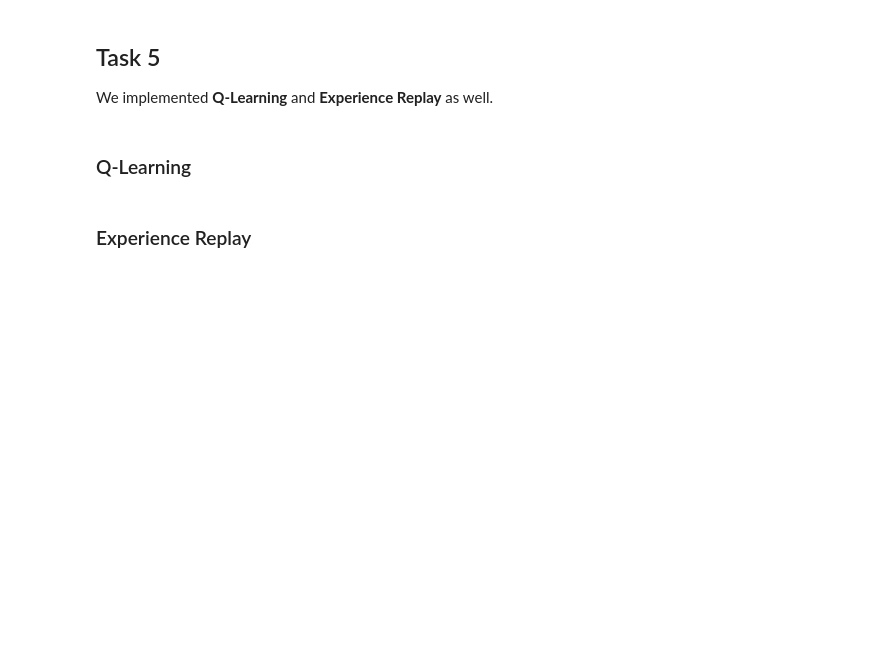
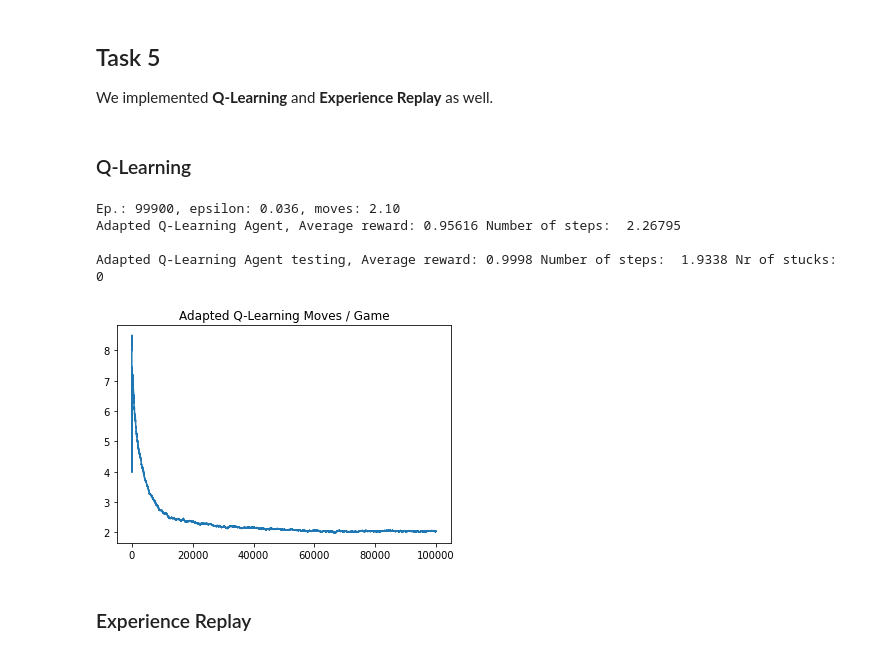
Before and after one commit to thommann/ItRL, a Jupyter notebook: AssignmentFiles/Assignment.ipynb, the cells around one changed output. Drawn from its saved outputs; the diff is of its cells as text; code cells hidden in the pictures; blank space fills up the shorter version.

```diff
--- a/AssignmentFiles/Assignment.ipynb
+++ b/AssignmentFiles/Assignment.ipynb
@@ -433,10 +456,32 @@ def qlearn(network):
             i += 1  # UPDATE COUNTER FOR NUMBER OF ACTIONS
     return count, rewards
 # %%
+N_h = 256
+epsilon_0 = 0.4
+beta = 0.0001
+gamma = 0.7
+eta = 0.02
+
 ## INITALISE YOUR NEURAL NETWORK...
 network_qlearn = Network(N_h, N_in, N_a, eta=eta)
-# %%
-train_and_test(qlearn, network_qlearn, "Q-Learning")
+# %%
+count, rewards = qlearn(network_qlearn)
+print('\nAdapted Q-Learning Agent, Average reward:', np.mean(rewards), 'Number of steps: ', np.mean(count))
+nr_moves_q_test, rewards_q_test, stucks_q_test = test(network_qlearn, env, 5000)
+print('\nAdapted Q-Learning Agent testing, Average reward:', np.mean(rewards_q_test), 'Number of steps: ', np.mean(nr_moves_q_test), 'Nr of stucks: ', stucks_q_test)
+# %% [output]
+Ep.: 99900, epsilon: 0.036, moves: 2.10
+Adapted Q-Learning Agent, Average reward: 0.95616 Number of steps:  2.26795
+
+Adapted Q-Learning Agent testing, Average reward: 0.9998 Number of steps:  1.9338 Nr of stucks:  0
+# %%
+ema_moves = pd.DataFrame(count).ewm(halflife=1000).mean()
+plt.figure()
+plt.title("Adapted Q-Learning Moves / Game")
+plt.plot(ema_moves)
+plt.show()
+# %% [output]
+[figure, added]
 # %% [markdown]
 ### Experience Replay
 # %%
```
Also changed, not shown: parts of 30 cells of this notebook.
